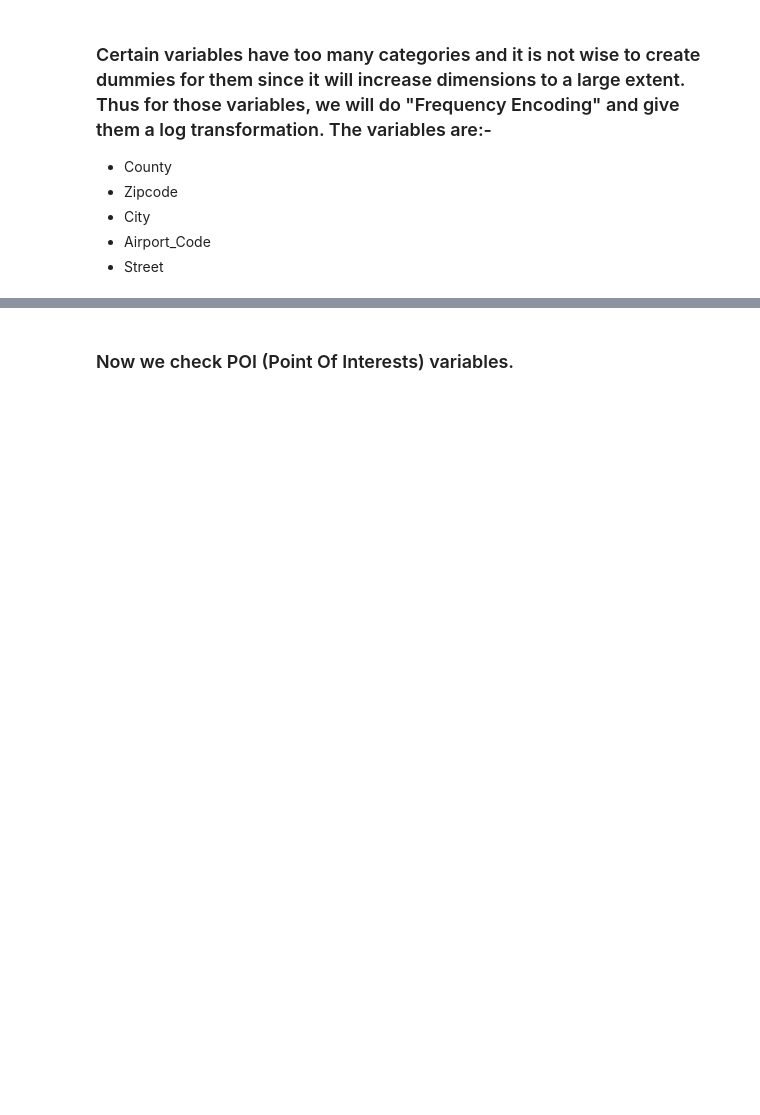
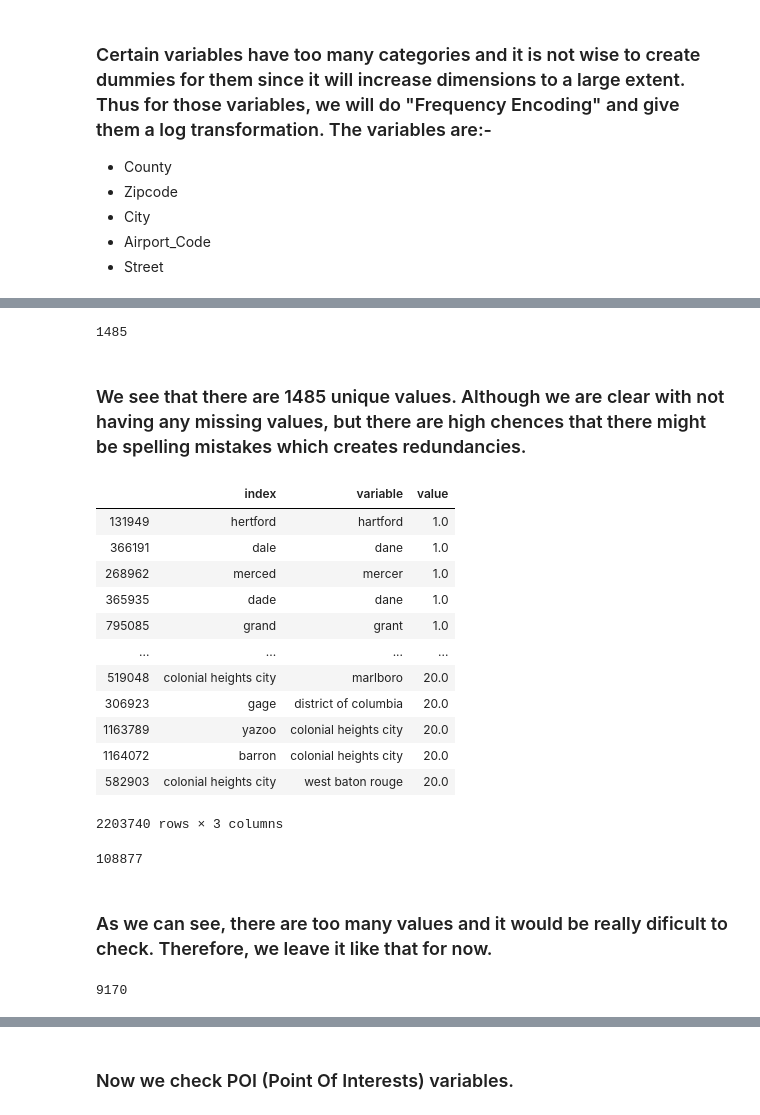
Before and after one commit to rahulmnair1997/US-Accidents-Data-Analysis, a Jupyter notebook: US-accidents.ipynb, the cells around one changed output, grey strips where cells are left out. Cells and saved outputs as stored; diff of their text form; code cells hidden in the pictures; blank space fills up the shorter version.

```diff
--- a/US-accidents.ipynb
+++ b/US-accidents.ipynb
@@ -522,0 +507,36 @@ for i in numerical_vars_to_be_normalized:
+# %%
+map_quest['Zipcode'] = map_quest['Zipcode'].str.replace(r'-\d+', '')
+# %%
+map_quest['County'] = map_quest['County'].str.lower()
+# %%
+len(map_quest['County'].unique())
+# %% [output]
+1485
+# %% [markdown]
+### We see that there are 1485 unique values. Although we are clear with not having any missing values, but there are high chences that there might be spelling mistakes which creates redundancies.
+# %%
+a = map_quest.County.value_counts().index.tolist()
+transformed_strings = np.array(a).reshape(-1,1)
+
+df = pd.DataFrame(squareform(pdist(transformed_strings,lambda x,y: distance(x[0],y[0]))), columns = a, index = a)
+# %%
+df.reset_index(level=0, inplace=True)
+d = pd.melt(df, id_vars=['index'], value_vars=a)
+d = d.sort_values(by='value')
+d = d[d.value > 0]
+# %%
+d
+# %% [output]
+|  | index | variable | value |
+| 131949 | hertford | hartford | 1.0 |
+| 366191 | dale | dane | 1.0 |
+| 268962 | merced | mercer | 1.0 |
+| 365935 | dade | dane | 1.0 |
+| 795085 | grand | grant | 1.0 |
+| ... | ... | ... | ... |
+| 519048 | colonial heights city | marlboro | 20.0 |
+| 306923 | gage | district of columbia | 20.0 |
+| 1163789 | yazoo | colonial heights city | 20.0 |
+| 1164072 | barron | colonial heights city | 20.0 |
+| 582903 | colonial heights city | west baton rouge | 20.0 |
+2203740 rows × 3 columns
@@ -522,0 +555,6 @@ for i in numerical_vars_to_be_normalized:
+# %%
+len(map_quest['Street'].unique())
+# %% [output]
+108877
+# %% [markdown]
+### As we can see, there are too many values and it would be really dificult to check. Therefore, we leave it like that for now.
@@ -522,0 +563,4 @@ for i in numerical_vars_to_be_normalized:
+# %%
+len(map_quest['City'].unique())
+# %% [output]
+9170
```
Also changed, not shown: parts of 36 cells of this notebook.
